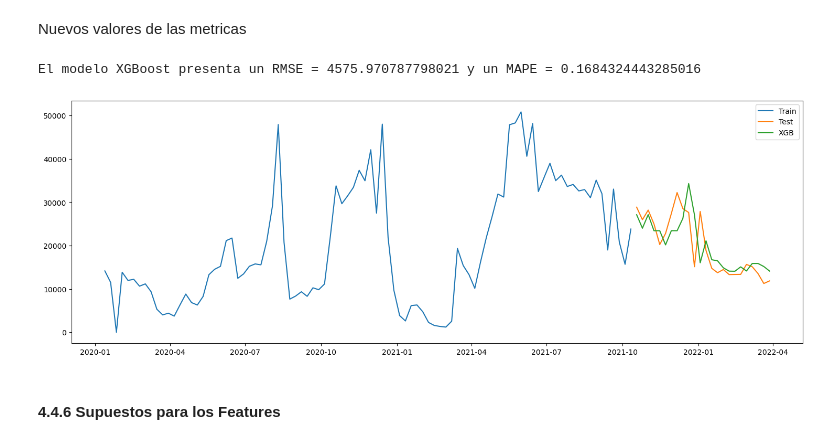
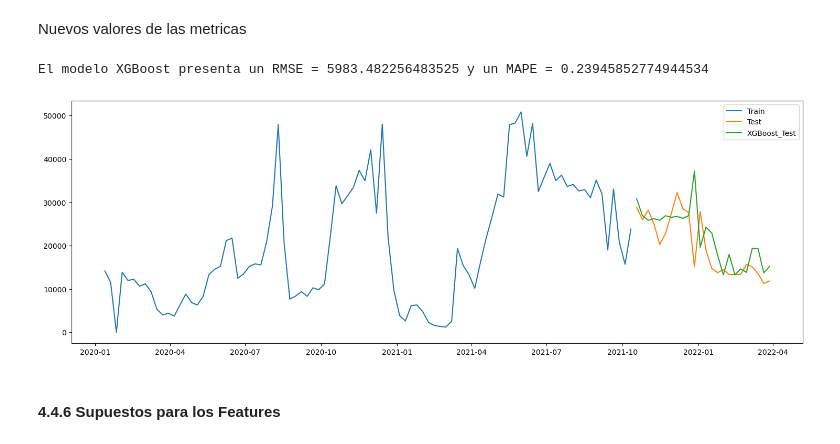
Before and after one commit to DiegoHidalgoS/Sodimac-Challenge, a Jupyter notebook: notebooks/main.ipynb, the cells around one changed output. Drawn from its saved outputs; the diff is of its cells as text; code cells hidden in the pictures.

```diff
--- a/notebooks/main.ipynb
+++ b/notebooks/main.ipynb
@@ -247,7 +248,10 @@ df['y_lag_2'] = df.y.shift(2)
 df['y_lag_3'] = df.y.shift(3)
 df['y_lag_4'] = df.y.shift(4)
 
-df['rolling_mean'] = df.y.rolling(window=4).mean()
+df['rolling_mean_1'] = df.y_lag_1.rolling(window=4).mean()
+df['rolling_mean_2'] = df.y_lag_2.rolling(window=4).mean()
+df['rolling_mean_3'] = df.y_lag_3.rolling(window=4).mean()
+df['rolling_mean_4'] = df.y_lag_4.rolling(window=4).mean()
 # %% [markdown]
 ### 4.2 Split Data
 # %% [markdown]
@@ -417,18 +414,16 @@ mape = mean_absolute_percentage_error(test_data.y, y_pred_xg)
 
 print('El modelo XGBoost presenta un RMSE = {} y un MAPE = {}'.format(rmse,mape))
 # %% [output]
-El modelo XGBoost presenta un RMSE = 4575.970787798021 y un MAPE = 0.1684324443285016
+El modelo XGBoost presenta un RMSE = 5983.482256483525 y un MAPE = 0.23945852774944534
 # %%
 plt.figure(figsize=(18,6))
 plt.plot(train_data.index,train_data.y,label = 'Train')
 plt.plot(test_data.index,test_data.y,label = 'Test')
-plt.plot(test_data.index, y_pred_xg, label = 'XGB')
-# plt.plot(test_data.index, y_pred_lgbm, label = 'LGBM')
-# plt.plot(test_data.index, y_pred_cat, label = 'CatB')
+plt.plot(test_data.index, y_pred_xg, label = 'XGBoost_Test')
 plt.legend()
 plt.show()
 # %% [output]
-[figure, old version]
+[figure, new version]
 # %% [markdown]
 #### 4.4.6 Supuestos para los Features
 # %% [markdown]
```
Also changed, not shown: parts of 29 cells of this notebook, 5 other files.
